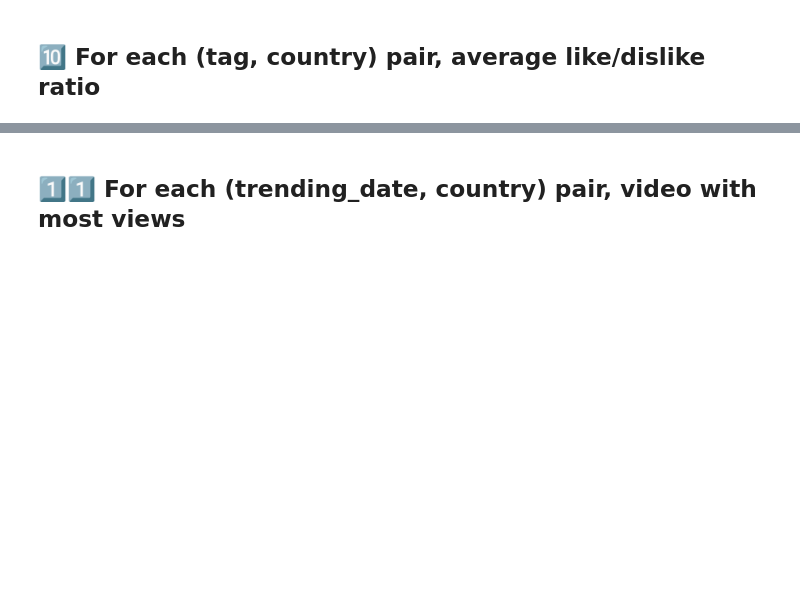
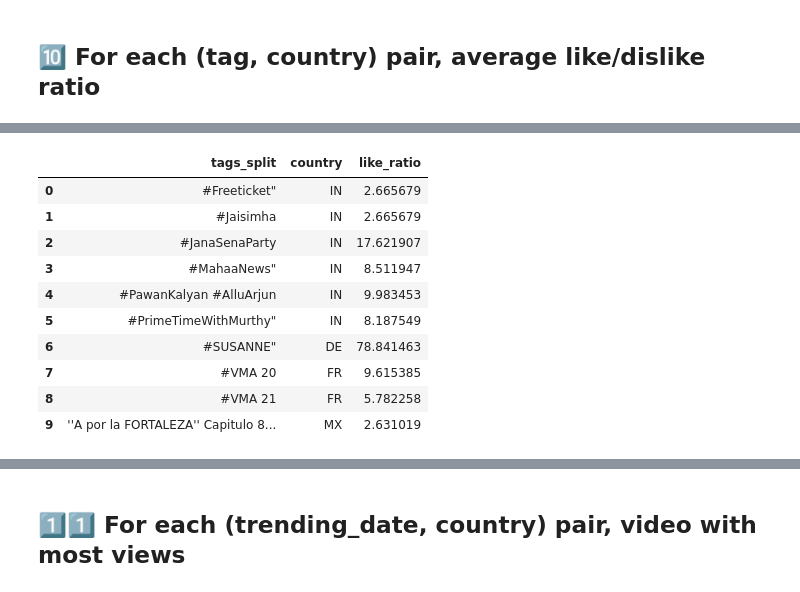
Before and after one commit to hseiinshamas/youtube-trending-analysis-2025, a Jupyter notebook: Trending_YouTube_Project.ipynb, the cells around one changed output, grey strips where cells are left out. Cells and saved outputs as stored; diff of their text form; code cells hidden in the pictures; blank space fills up the shorter version.

```diff
--- a/Trending_YouTube_Project.ipynb
+++ b/Trending_YouTube_Project.ipynb
@@ -119,0 +294,30 @@ tag_country_ratio.head()
+# %%
+# Something is wrong with the actual tags, where we are getting country codes
+
+# Replace '[none]' or empty strings with NaN
+youtube["tags_clean"] = youtube["tags"].replace({"[none]": np.nan, "": np.nan})
+
+# Split the tags column
+youtube["tags_split"] = youtube["tags_clean"].str.split("|")
+
+# Explode so each row is a single tag
+tags_country = youtube.explode("tags_split")
+
+# Remove rows with empty or NaN tags
+tags_country = tags_country[tags_country["tags_split"].notna() & (tags_country["tags_split"].str.strip() != "")]
+
+# Compute average like_ratio per (tag, country)
+tag_country_ratio = tags_country.groupby(["tags_split", "country"])["like_ratio"].mean().reset_index()
+tag_country_ratio.head(10)
+# %% [output]
+|  | tags_split | country | like_ratio |
+| 0 | #Freeticket" | IN | 2.665679 |
+| 1 | #Jaisimha | IN | 2.665679 |
+| 2 | #JanaSenaParty | IN | 17.621907 |
+| 3 | #MahaaNews" | IN | 8.511947 |
+| 4 | #PawanKalyan #AlluArjun | IN | 9.983453 |
+| 5 | #PrimeTimeWithMurthy" | IN | 8.187549 |
+| 6 | #SUSANNE" | DE | 78.841463 |
+| 7 | #VMA 20 | FR | 9.615385 |
+| 8 | #VMA 21 | FR | 5.782258 |
+| 9 | ''A por la FORTALEZA'' Capitulo 8... | MX | 2.631019 |
```
Also changed, not shown: parts of 24 cells of this notebook.
